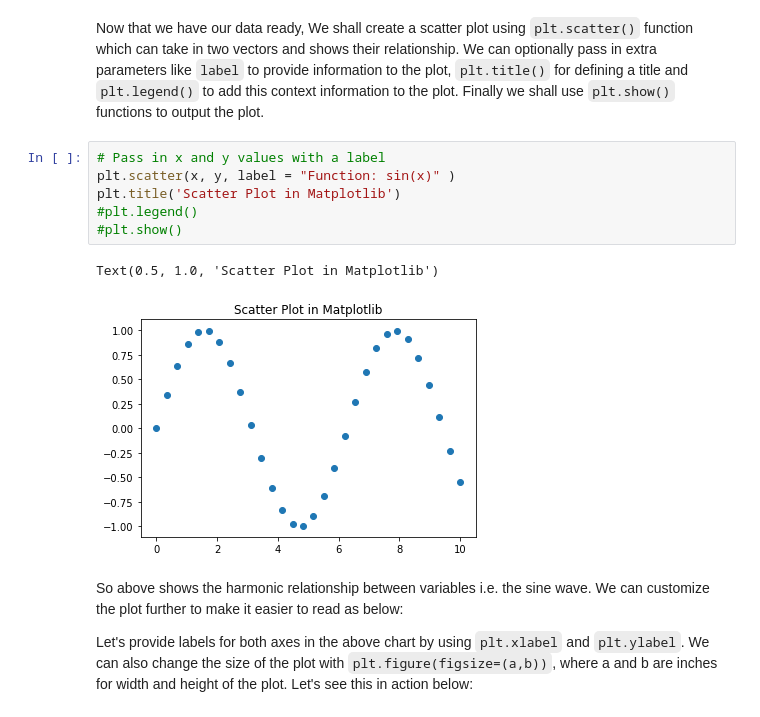
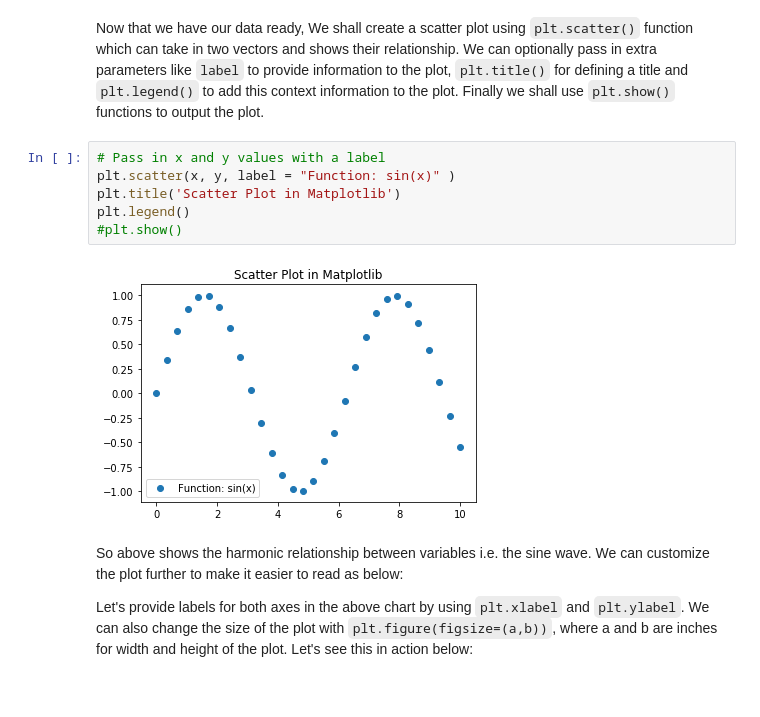
Before and after one commit to slieb74/dsc-1-01-23-visualizing-data-nyc-career-ds-062518, a Jupyter notebook: index.ipynb, the cells around one changed output. Drawn from its saved outputs; the diff is of its cells as text.

```diff
--- a/index.ipynb
+++ b/index.ipynb
@@ -52,12 +52,11 @@ Now that we have our data ready, We shall create a scatter plot using `plt.scatt
 # %%
 # Pass in x and y values with a label
 plt.scatter(x, y, label = "Function: sin(x)" )
 plt.title('Scatter Plot in Matplotlib')
-#plt.legend()
+plt.legend()
 #plt.show()
 # %% [output]
-Text(0.5, 1.0, 'Scatter Plot in Matplotlib')
-[figure, old version]
+[figure, new version]
 # %% [markdown]
 So above shows the harmonic relationship between variables i.e. the sine wave. We can customize the plot further to make it easier to read as below:
 
```
